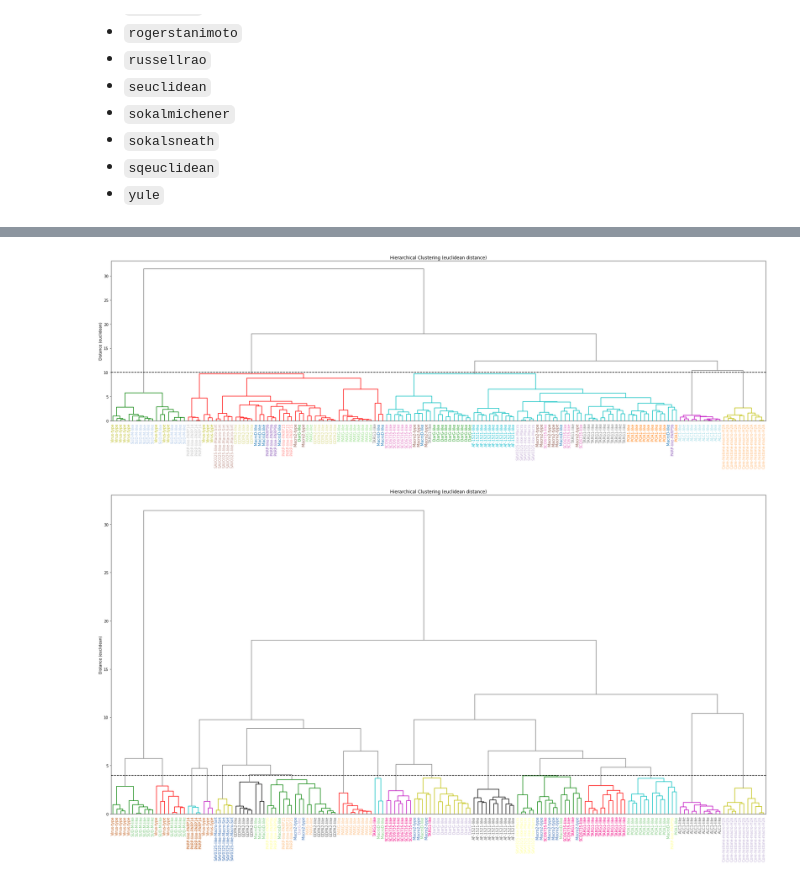
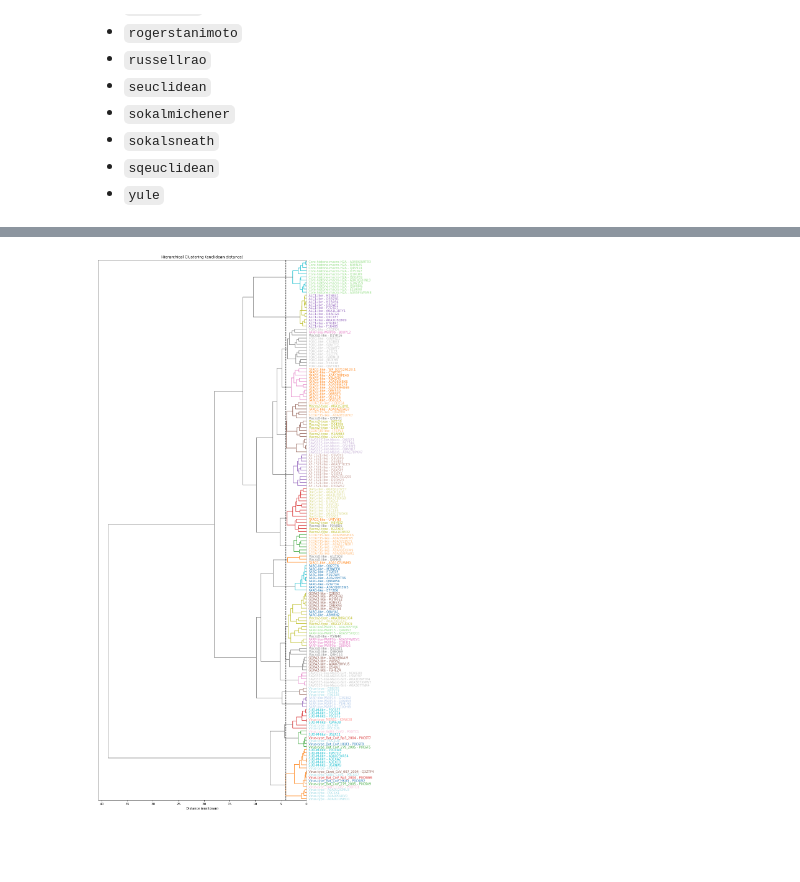
Before and after one commit to javiabellan/aisaturdays-proteins, a Jupyter notebook: Javi/3.2 TAPE - Visualizar BERT embeddings.ipynb, the cells around one changed output, grey strips where cells are left out. Drawn from its saved outputs; the diff is of its cells as text; code cells hidden in the pictures; blank space fills up the shorter version.

```diff
--- a/Javi/3.2 TAPE - Visualizar BERT embeddings.ipynb
+++ b/Javi/3.2 TAPE - Visualizar BERT embeddings.ipynb
@@ -11,6 +11,7 @@ from scipy.cluster import hierarchy
 # %% [markdown]
 # Cargar datos
 # %%
-df = pd.read_csv("../data/macros.csv", index_col="Uniprot Code")
+#df = pd.read_csv("../data/macros.csv", index_col="Uniprot Code")
+df = pd.read_excel("../data/macros&covid_with_domains.xlsx", index_col="Uniprot Code")
 df.head()
 # %% [output]
@@ -24,5 +26,6 @@ df.head()
 # %%
 labels = df["Tipo de Macro"].values
-embs = np.load("macros_bert.npy")
+codes  = df["uniprot"].values
+embs   = np.load("macros_bert.npy")
 embs.shape
 # %% [output]
@@ -141,5 +114,5 @@ TypeError: unhashable type: 'set'
 # %%
-def hierarchical_clustering(embs, labels,
+def hierarchical_clustering(embs, labels, codes,
                             distance="euclidean", # cosine
                             method='ward', # average
                             threshold=0,
@@ -154,7 +127,7 @@ def hierarchical_clustering(embs, labels,
     hierarchy.dendrogram(links,
                          color_threshold=threshold,
                          above_threshold_color='grey',
-                         labels=labels,
+                         labels=(labels + " - " + codes),
                          orientation=orientation,
                          leaf_font_size=10)
     plt.title("Hierarchical Clustering ("+distance+" distance)")
@@ -173,10 +146,13 @@ def hierarchical_clustering(embs, labels,
     label_uniques = list(set(labels))
     palette = plt.cm.get_cmap("tab20", len(label_uniques))
     num=0
-    for lbl in tick_lbls:
+    for lbl_cod in tick_lbls:
+        lbl = lbl_cod.get_text().split(" - ")[0]
         #print(type(lbl), lbl.get_text(), labels_serie.values[num])
-        val=label_uniques.index(lbl.get_text())
-        lbl.set_color(palette(val))
+        val=label_uniques.index(lbl)
+        lbl_cod.set_color(palette(val))
         num+=1
 
     plt.show()
+
+    return hierarchy.to_tree(links, False)
@@ -183,10 +164,5 @@ def hierarchical_clustering(embs, labels,
 # %%
-hierarchical_clustering(embs, labels, distance="euclidean", method='ward',
-                        threshold=10, orientation="top", figsize=(32,8))
+dendogram_euclidean = hierarchical_clustering(embs, labels, codes, distance="euclidean", method='ward',
+                        threshold=4, orientation="left", figsize=(12,32))
 # %% [output]
-[figure, old version]
+[figure, new version]
-# %%
-hierarchical_clustering(embs, df["Tipo de Macro"], distance="euclidean", method='ward',
-                        threshold=4, orientation="top", figsize=(32,16))
-# %% [output]
-[figure, removed]
```
Also changed, not shown: parts of 16 cells of this notebook, 12 other files.
